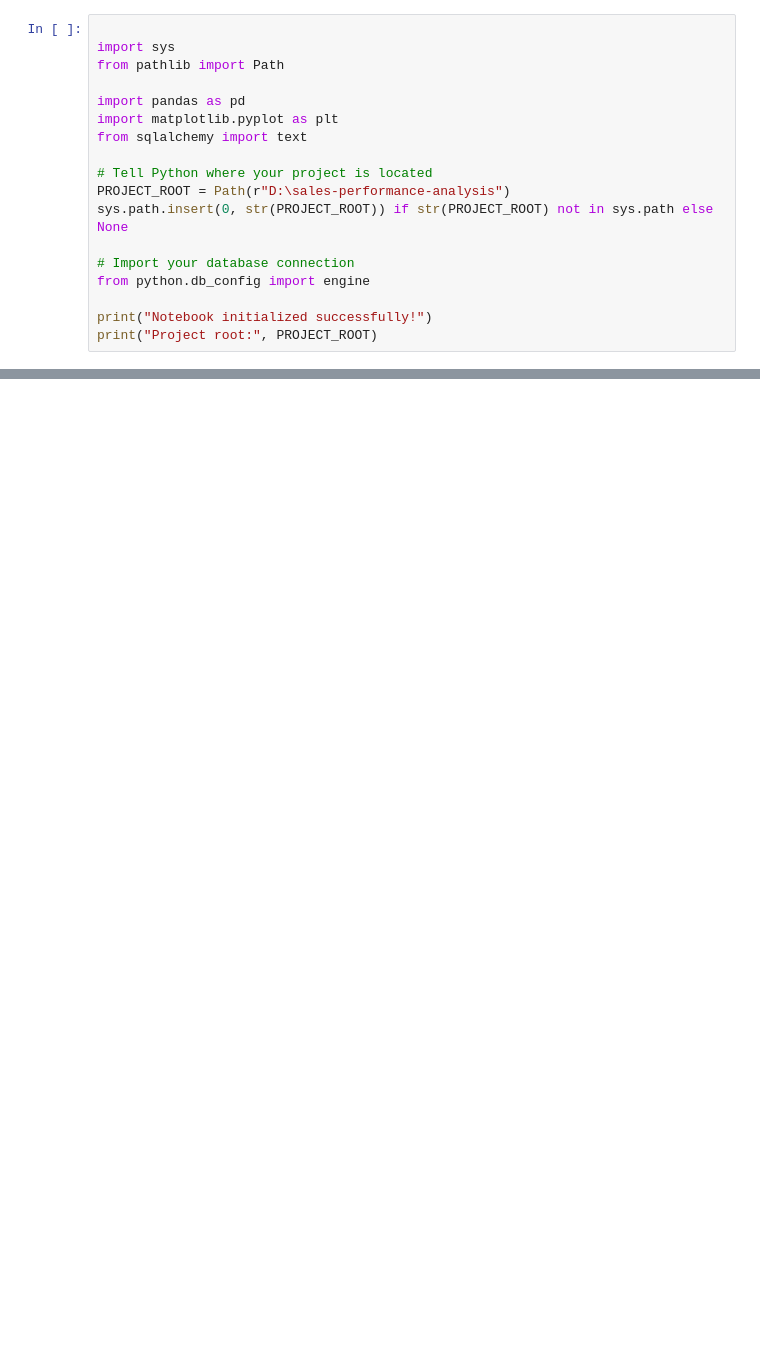
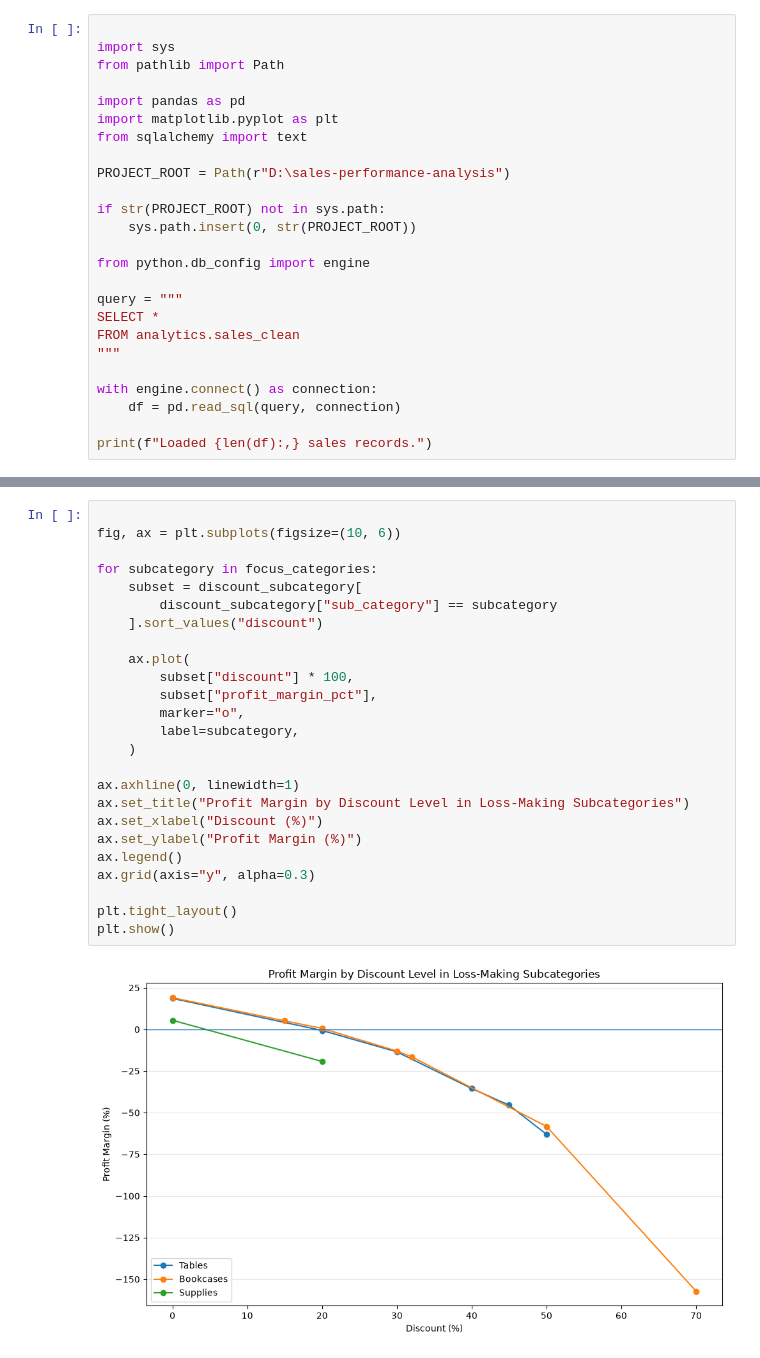
Before and after one commit to muskanbundela13/sales-performance-analysis, a Jupyter notebook: python/02_business_insights.ipynb, the cells around one changed output, grey strips where cells are left out. Saved outputs shown, nothing was run; the diff lists cells and outputs as text; blank space fills up the shorter version.

Commit message:
Add sales analysis notebooks and business insights

```diff
--- a/python/02_business_insights.ipynb
+++ b/python/02_business_insights.ipynb
@@ -34,13 +32,20 @@ import pandas as pd
 import matplotlib.pyplot as plt
 from sqlalchemy import text
 
-# Tell Python where your project is located
 PROJECT_ROOT = Path(r"D:\sales-performance-analysis")
-sys.path.insert(0, str(PROJECT_ROOT)) if str(PROJECT_ROOT) not in sys.path else None
 
-# Import your database connection
+if str(PROJECT_ROOT) not in sys.path:
+    sys.path.insert(0, str(PROJECT_ROOT))
+
 from python.db_config import engine
 
-print("Notebook initialized successfully!")
-print("Project root:", PROJECT_ROOT)
+query = """
+SELECT *
+FROM analytics.sales_clean
+"""
+
+with engine.connect() as connection:
+    df = pd.read_sql(query, connection)
+
+print(f"Loaded {len(df):,} sales records.")
 # %% [output]
@@ -58,0 +176,27 @@ ModuleNotFoundError: No module named 'python'
+# %%
+
+fig, ax = plt.subplots(figsize=(10, 6))
+
+for subcategory in focus_categories:
+    subset = discount_subcategory[
+        discount_subcategory["sub_category"] == subcategory
+    ].sort_values("discount")
+
+    ax.plot(
+        subset["discount"] * 100,
+        subset["profit_margin_pct"],
+        marker="o",
+        label=subcategory,
+    )
+
+ax.axhline(0, linewidth=1)
+ax.set_title("Profit Margin by Discount Level in Loss-Making Subcategories")
+ax.set_xlabel("Discount (%)")
+ax.set_ylabel("Profit Margin (%)")
+ax.legend()
+ax.grid(axis="y", alpha=0.3)
+
+plt.tight_layout()
+plt.show()
+# %% [output]
+[figure, added]
```
Also changed, not shown: parts of 20 cells of this notebook, 7 other files.
